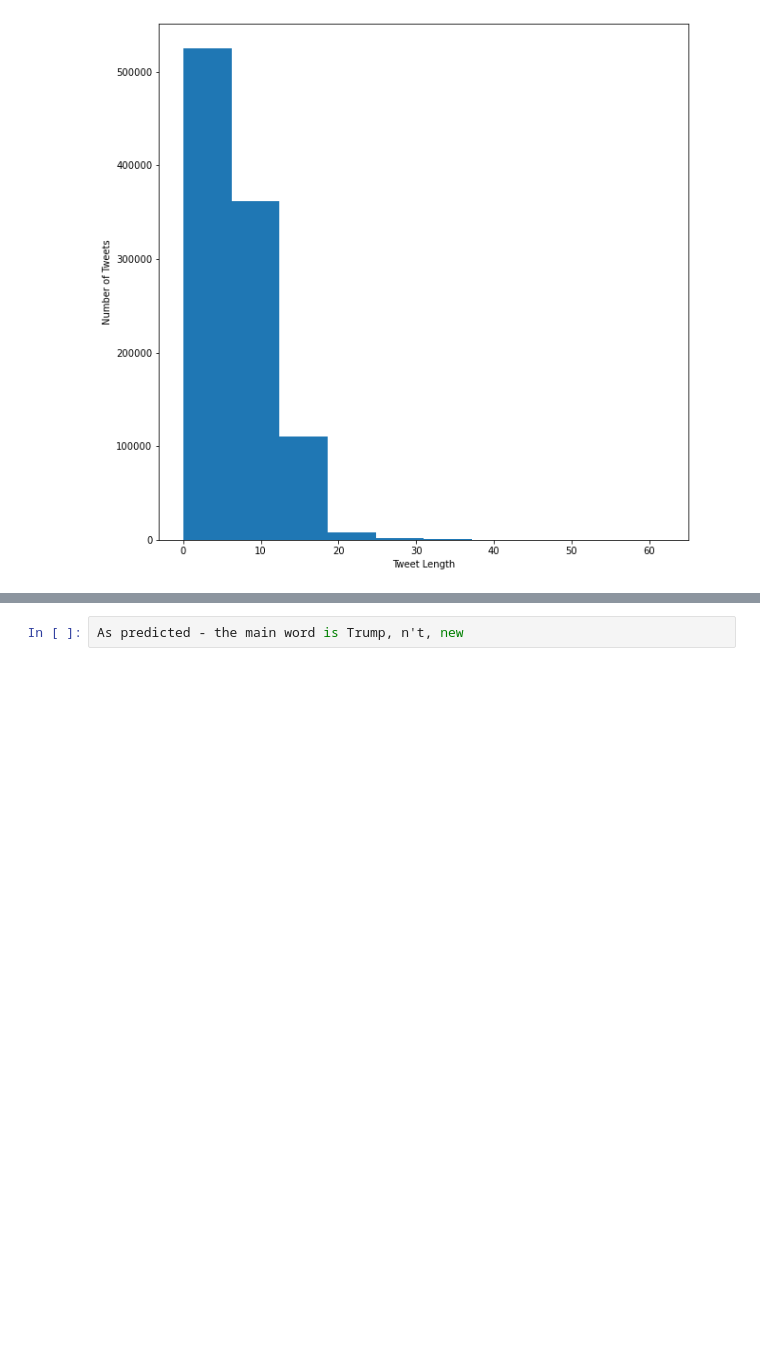
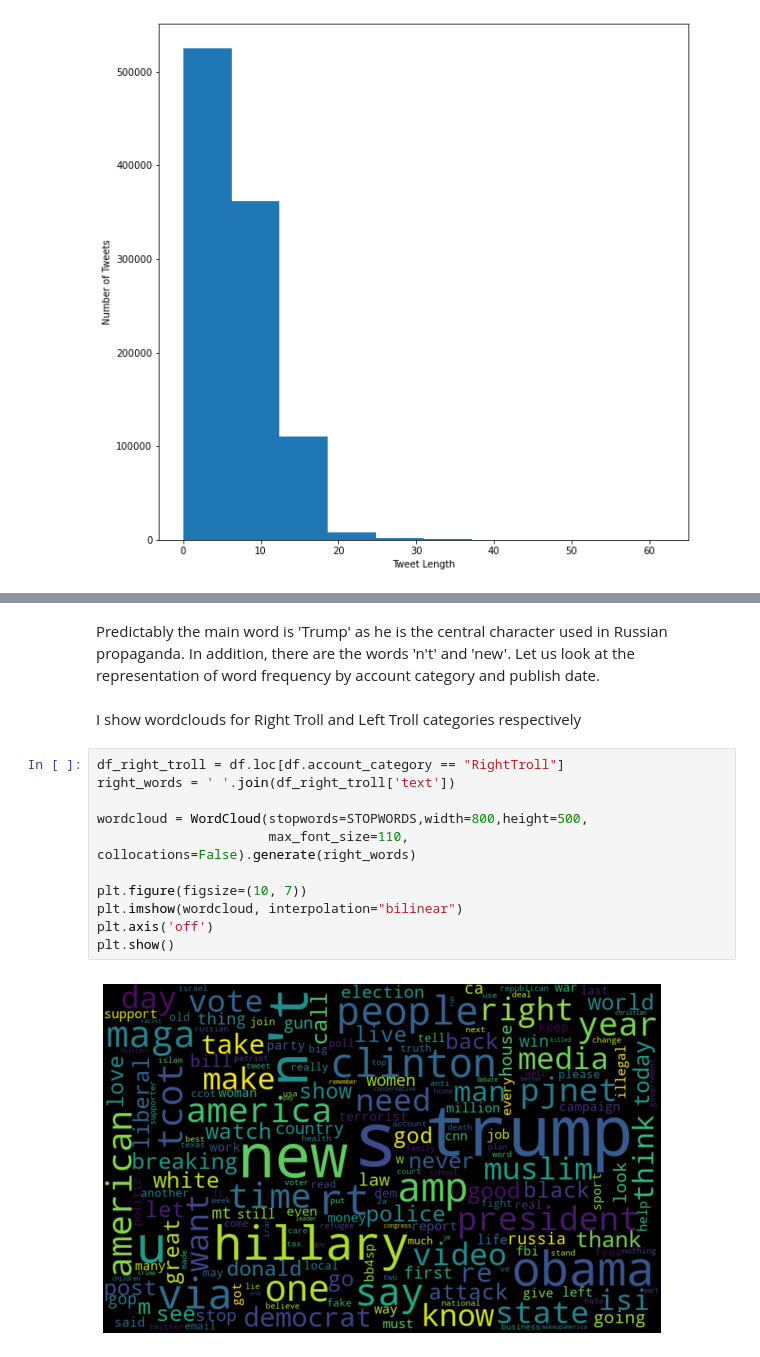
Before and after one commit to MikeJanSch/Tools-Methods-and-Collecting-Data, a Jupyter notebook: FinalProjectCollectingData_M_Ianovitskii.ipynb, the cells around one changed output, grey strips where cells are left out. Drawn from its saved outputs; the diff is of its cells as text; blank space fills up the shorter version.

```diff
--- a/FinalProjectCollectingData_M_Ianovitskii.ipynb
+++ b/FinalProjectCollectingData_M_Ianovitskii.ipynb
@@ -700,2 +700,17 @@ plt.show()
-# %%
-As predicted - the main word is Trump, n't, new
+# %% [markdown]
+Predictably the main word is 'Trump' as he is the central character used in Russian propaganda. In addition, there are the words 'n't' and 'new'. Let us look at the representation of word frequency by account category and publish date.
+# %% [markdown]
+I show wordclouds for Right Troll and Left Troll categories respectively
+# %%
+df_right_troll = df.loc[df.account_category == "RightTroll"]
+right_words = ' '.join(df_right_troll['text'])
+
+wordcloud = WordCloud(stopwords=STOPWORDS,width=800,height=500,
+                      max_font_size=110, collocations=False).generate(right_words)
+
+plt.figure(figsize=(10, 7))
+plt.imshow(wordcloud, interpolation="bilinear")
+plt.axis('off')
+plt.show()
+# %% [output]
+[figure, added]
```
Also changed, not shown: parts of 14 cells of this notebook.
